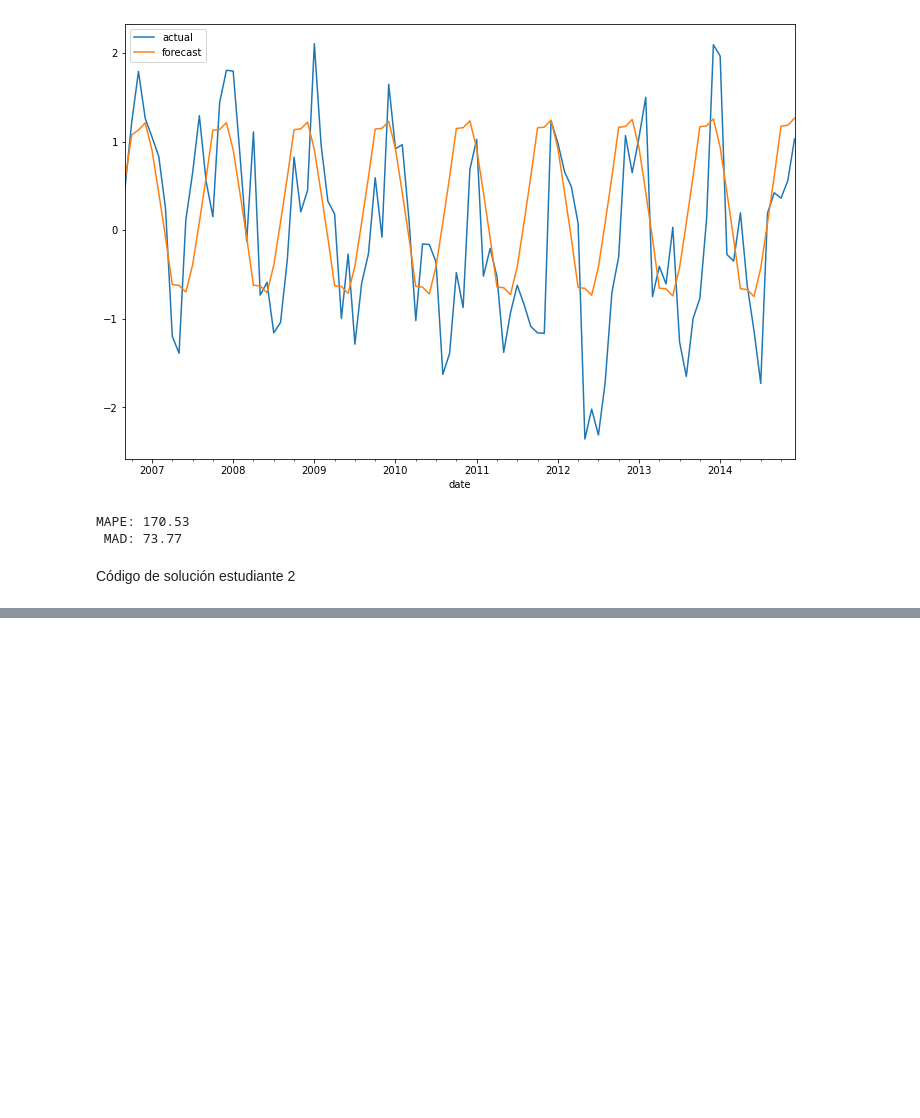
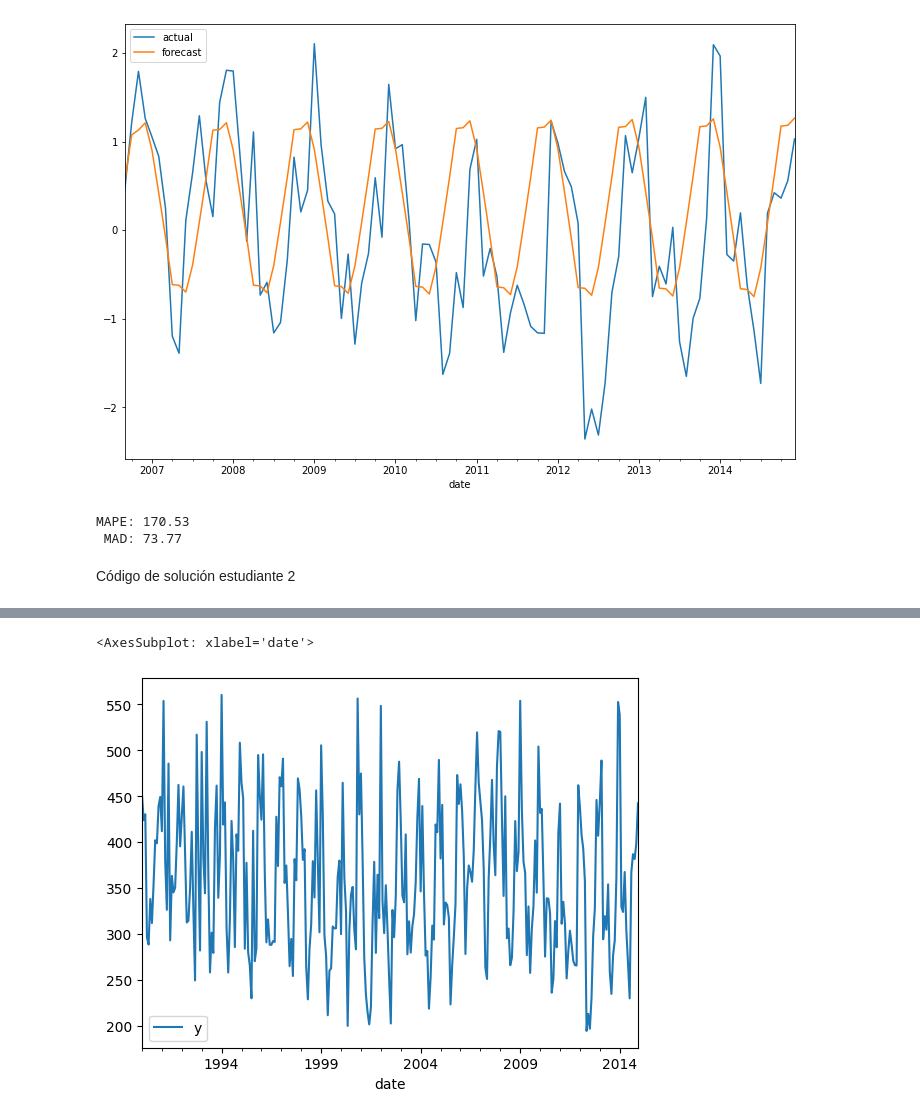
Before and after one commit to G4ll4rd0/Tarea3_RGALLARDO_PAVILLA, a Jupyter notebook: Tarea_3.ipynb, the cells around one changed output, grey strips where cells are left out. Saved outputs shown, nothing was run; the diff lists cells and outputs as text; code cells hidden in the pictures; blank space fills up the shorter version.

```diff
--- a/Tarea_3.ipynb
+++ b/Tarea_3.ipynb
@@ -858,0 +854,8 @@ La respuesta es .........
+# %%
+# Código de solución estudiante 2
+
+import warnings
+warnings.filterwarnings("ignore")
+
+timeseries = pd.read_excel('https://github.com/quaesito/time-series-forecast-sarimax-prophet/blob/master/A4.xlsx?raw=true')
+timeseries.head()
@@ -858,0 +869,5 @@ La respuesta es .........
+# %%
+timeseries = timeseries.set_index("date").resample("M").mean()
+timeseries = timeseries[["Energy (kWh)"]]
+timeseries = timeseries.rename(columns={"Energy (kWh)":"y"})
+timeseries
@@ -858,0 +889,5 @@ La respuesta es .........
+# %%
+timeseries.plot()
+# %% [output]
+<AxesSubplot: xlabel='date'>
+[figure, added]
```
Also changed, not shown: parts of 20 cells of this notebook.
